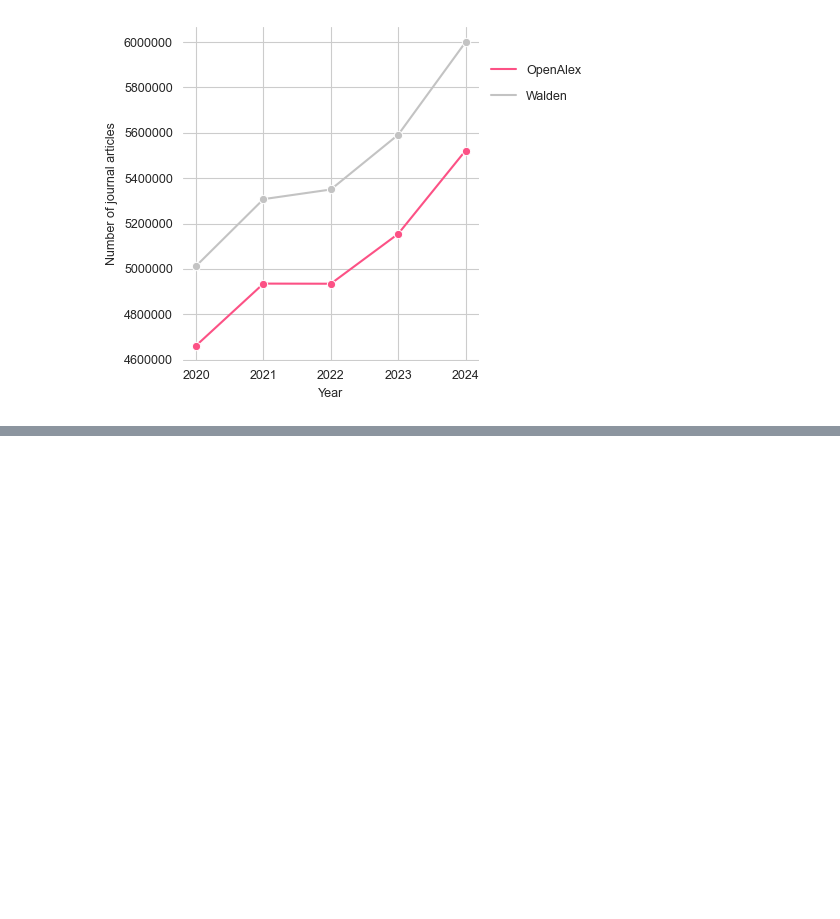
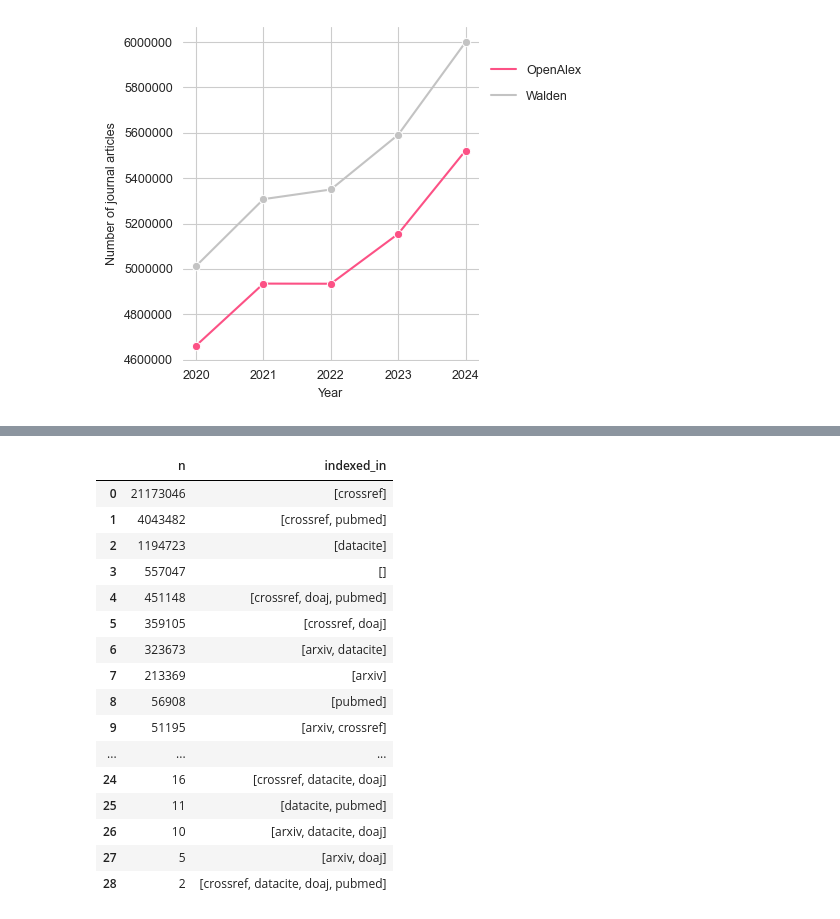
Before and after one commit to naustica/openalex_walden_analysis, a Jupyter notebook: Codebook.ipynb, the cells around one changed output, grey strips where cells are left out. Saved outputs shown, nothing was run; the diff lists cells and outputs as text; code cells hidden in the pictures; blank space fills up the shorter version.

```diff
--- a/Codebook.ipynb
+++ b/Codebook.ipynb
@@ -499,0 +589,28 @@ fig.savefig('media/oal_walden_comparison_article_pubyear.png', format='png', bbo
+# %%
+oal_by_index_all = client.query(f"""
+                                 SELECT COUNT(DISTINCT(doi)) AS n, indexed_in
+                                 FROM `subugoe-collaborative.openalex.works`
+                                 WHERE publication_year BETWEEN 2022 AND 2024
+                                 GROUP BY indexed_in
+                                 ORDER BY n DESC
+                                 """).to_dataframe()
+# %%
+oal_by_index_all
+# %% [output]
+|  | n | indexed_in |
+| 0 | 21173046 | [crossref] |
+| 1 | 4043482 | [crossref, pubmed] |
+| 2 | 1194723 | [datacite] |
+| 3 | 557047 | [] |
+| 4 | 451148 | [crossref, doaj, pubmed] |
+| 5 | 359105 | [crossref, doaj] |
+| 6 | 323673 | [arxiv, datacite] |
+| 7 | 213369 | [arxiv] |
+| 8 | 56908 | [pubmed] |
+| 9 | 51195 | [arxiv, crossref] |
+| ... | ... | ... |
+| 24 | 16 | [crossref, datacite, doaj] |
+| 25 | 11 | [datacite, pubmed] |
+| 26 | 10 | [arxiv, datacite, doaj] |
+| 27 | 5 | [arxiv, doaj] |
+| 28 | 2 | [crossref, datacite, doaj, pubmed] |
```
Also changed, not shown: parts of 18 cells of this notebook, 1 other file.
